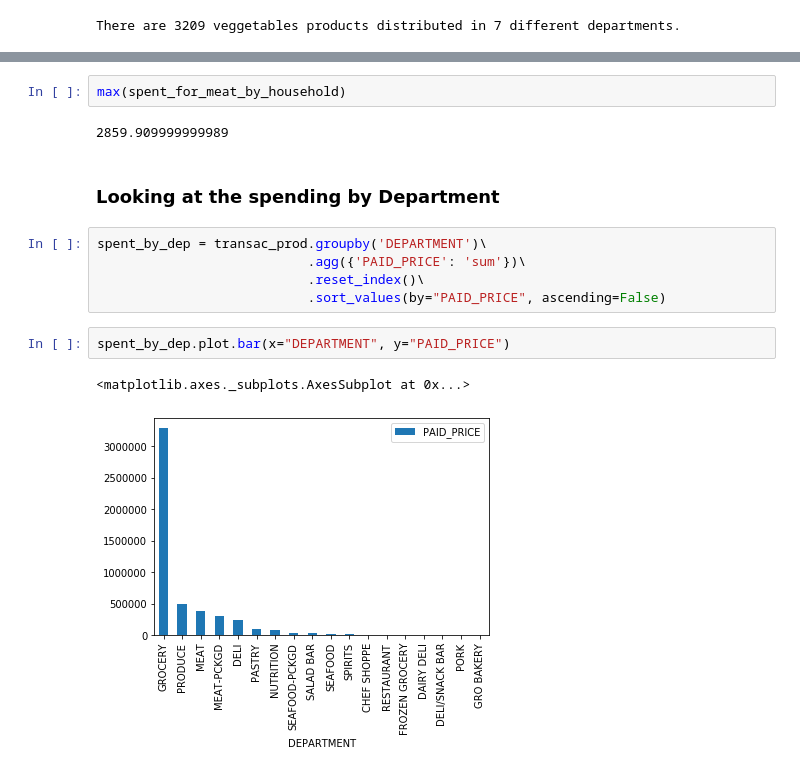
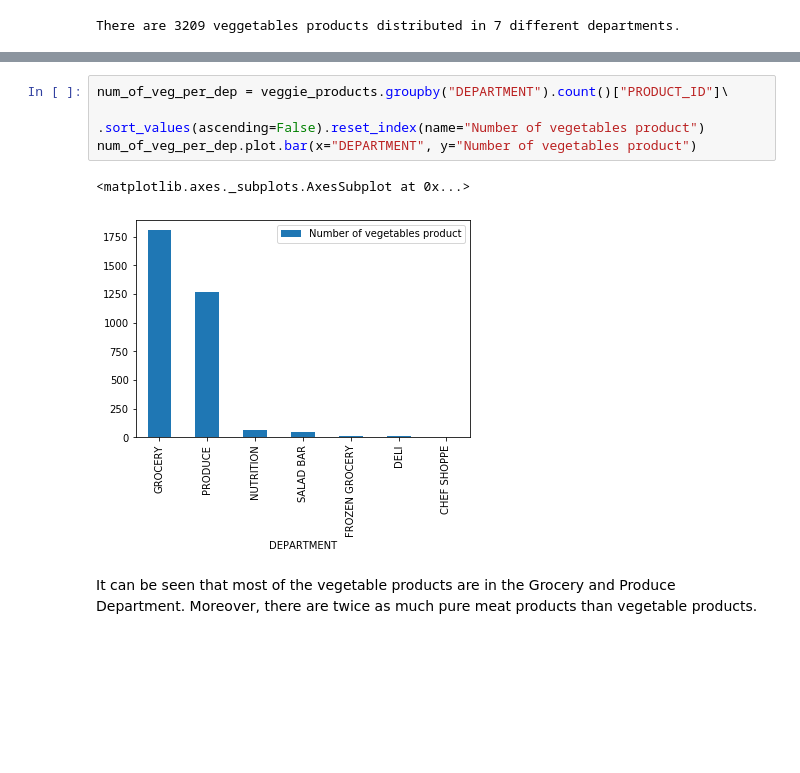
Before and after one commit to BenjaminEngelman/ADA-Project, a Jupyter notebook: Project-MainThomas.ipynb, the cells around one changed output, grey strips where cells are left out. Drawn from its saved outputs; the diff is of its cells as text; blank space fills up the shorter version.

```diff
--- a/Project-MainThomas.ipynb
+++ b/Project-MainThomas.ipynb
@@ -487,16 +345,9 @@ spent_for_meat_by_household.hist(bins=30)
-# %%
-max(spent_for_meat_by_household)
-# %% [output]
-2859.909999999989
-# %% [markdown]
-### Looking at the spending by Department
-# %%
-spent_by_dep = transac_prod.groupby('DEPARTMENT')\
-                           .agg({'PAID_PRICE': 'sum'})\
-                           .reset_index()\
-                           .sort_values(by="PAID_PRICE", ascending=False)
-# %%
-spent_by_dep.plot.bar(x="DEPARTMENT", y="PAID_PRICE")
-# %% [output]
-<matplotlib.axes._subplots.AxesSubplot at 0x...>
-[figure, removed]
+# %%
+num_of_veg_per_dep = veggie_products.groupby("DEPARTMENT").count()["PRODUCT_ID"]\
+                                   .sort_values(ascending=False).reset_index(name="Number of vegetables product")
+num_of_veg_per_dep.plot.bar(x="DEPARTMENT", y="Number of vegetables product")
+# %% [output]
+<matplotlib.axes._subplots.AxesSubplot at 0x...>
+[figure, added]
+# %% [markdown]
+It can be seen that most of the vegetable products are in the Grocery and Produce Department. Moreover, there are twice as much pure meat products than vegetable products.
```
Also changed, not shown: parts of 31 cells of this notebook.
